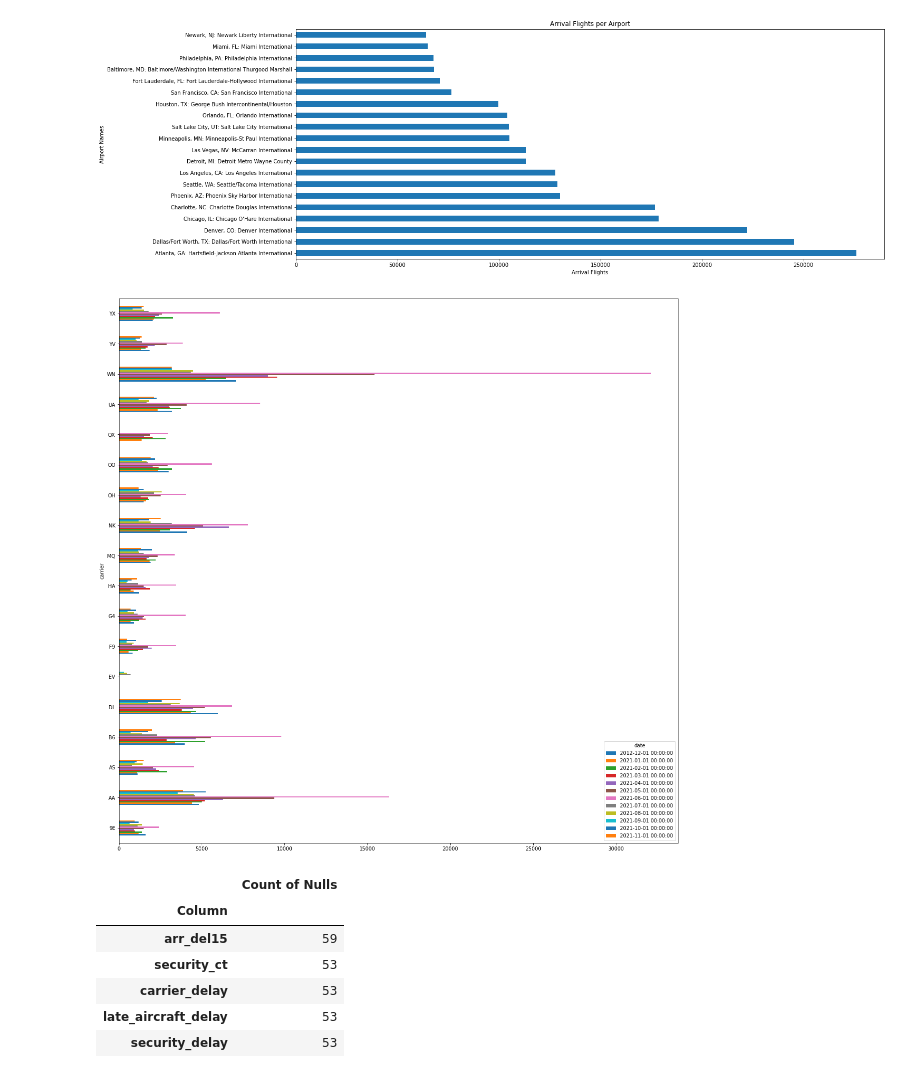
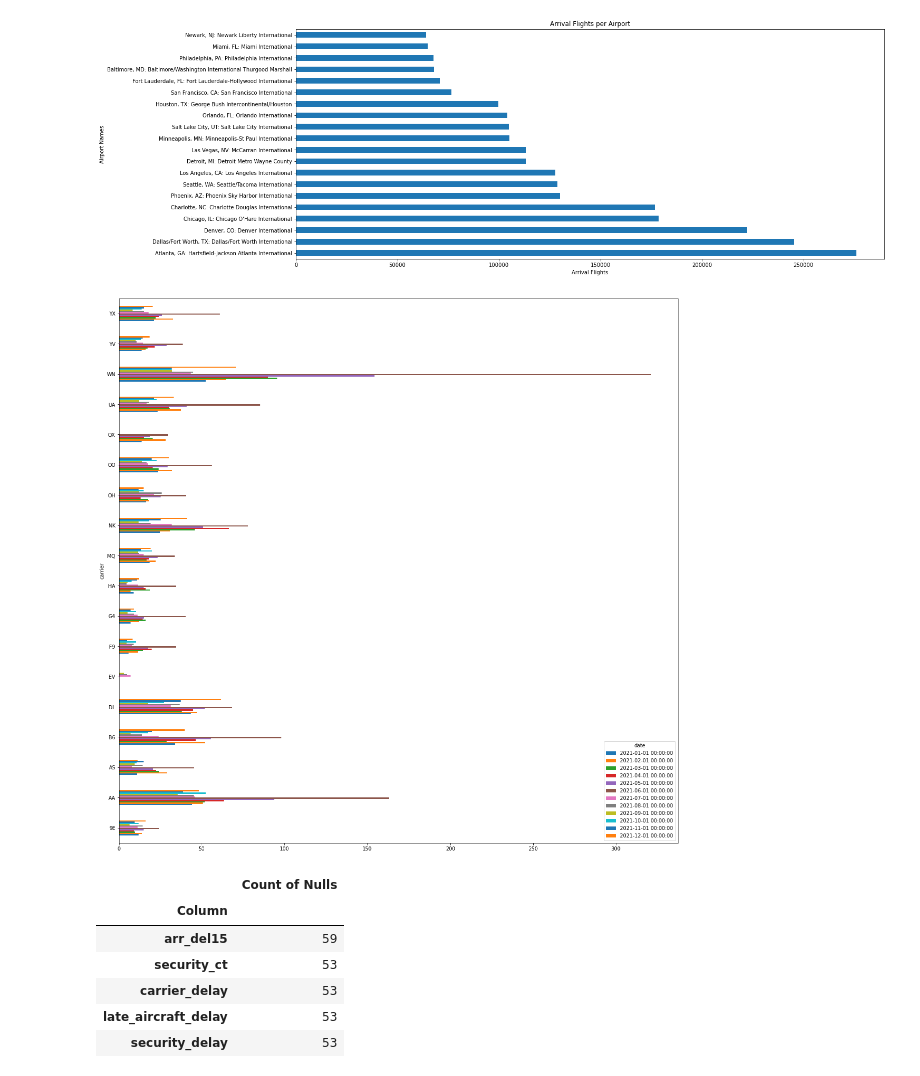
Before and after one commit to kmccoy123/Flight-Delays, a Jupyter notebook: eda.ipynb, the cells around one changed output. Drawn from its saved outputs; the diff is of its cells as text; code cells hidden in the pictures.

```diff
--- a/eda.ipynb
+++ b/eda.ipynb
@@ -272,11 +272,10 @@ ax.set_ylabel('Airport Names')
 Text(0, 0.5, 'Airport Names')
 [figure]
 # %%
-carrier_delay_by_month = pd.pivot_table(airline_delays, index="carrier", columns="date", values="arr_del15",
-                                        aggfunc=lambda x: (np.sum(x) * 100) / len(x))
+carrier_delay_by_month = pd.pivot_table(airline_delays, index="carrier", columns="date", values="arr_del15",)
 carrier_delay_by_month.plot(kind='barh', figsize=(20,20));
 # %% [output]
-[figure, old version]
+[figure, new version]
 # %%
 null_df = pd.DataFrame(airline_delays.isnull().sum(), columns=['Count of Nulls'])
 null_df.index.name = 'Column'
```
Also changed, not shown: parts of 1 cell of this notebook, 3 other files.
